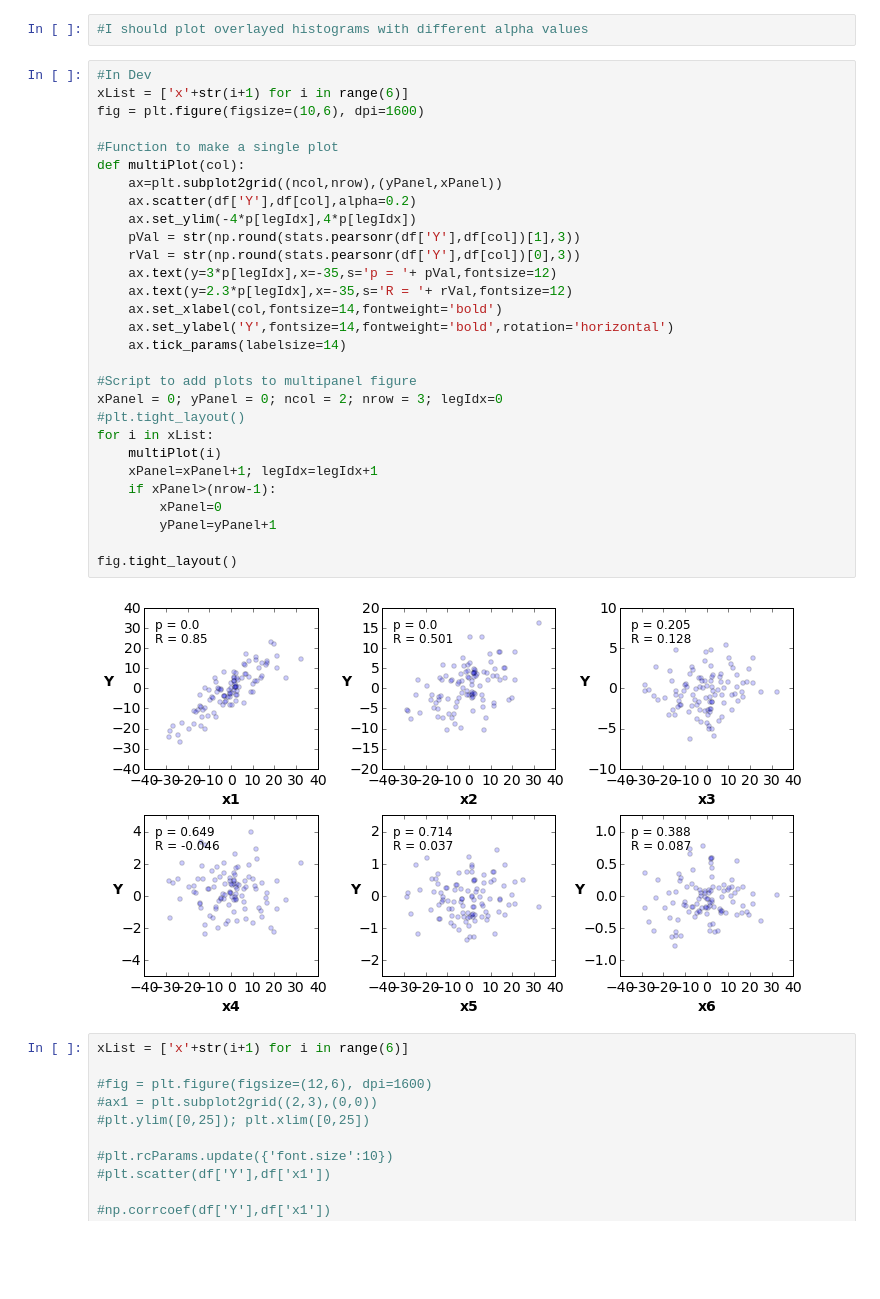
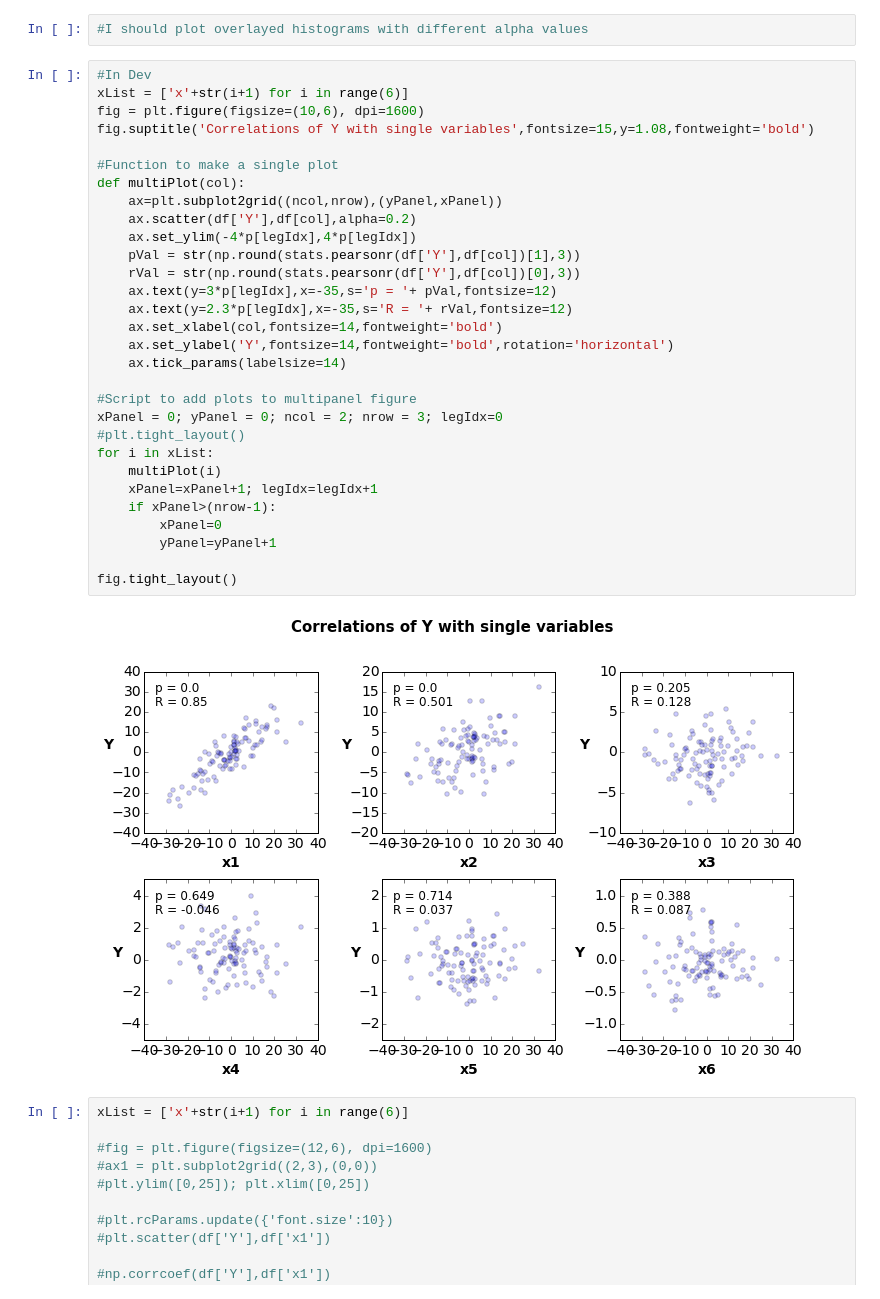
Before and after one commit to frickp/dataSandbox, a Jupyter notebook: multipleRegression.ipynb, the cells around one changed output. Cells and saved outputs as stored; diff of their text form; blank space fills up the shorter version.

```diff
--- a/multipleRegression.ipynb
+++ b/multipleRegression.ipynb
@@ -48,34 +48,35 @@ df.head()
 # %%
 #In Dev
 xList = ['x'+str(i+1) for i in range(6)]
 fig = plt.figure(figsize=(10,6), dpi=1600)
+fig.suptitle('Correlations of Y with single variables',fontsize=15,y=1.08,fontweight='bold')
 
 #Function to make a single plot
 def multiPlot(col):
     ax=plt.subplot2grid((ncol,nrow),(yPanel,xPanel))
     ax.scatter(df['Y'],df[col],alpha=0.2)
     ax.set_ylim(-4*p[legIdx],4*p[legIdx])
     pVal = str(np.round(stats.pearsonr(df['Y'],df[col])[1],3))
     rVal = str(np.round(stats.pearsonr(df['Y'],df[col])[0],3))
     ax.text(y=3*p[legIdx],x=-35,s='p = '+ pVal,fontsize=12)
     ax.text(y=2.3*p[legIdx],x=-35,s='R = '+ rVal,fontsize=12)
     ax.set_xlabel(col,fontsize=14,fontweight='bold')
     ax.set_ylabel('Y',fontsize=14,fontweight='bold',rotation='horizontal')
     ax.tick_params(labelsize=14)
 
 #Script to add plots to multipanel figure
 xPanel = 0; yPanel = 0; ncol = 2; nrow = 3; legIdx=0
 #plt.tight_layout()
 for i in xList:
     multiPlot(i)
     xPanel=xPanel+1; legIdx=legIdx+1
     if xPanel>(nrow-1):
         xPanel=0
         yPanel=yPanel+1
 
 fig.tight_layout()
 # %% [output]
-[figure, old version]
+[figure, new version]
 # %%
 xList = ['x'+str(i+1) for i in range(6)]
 
```
